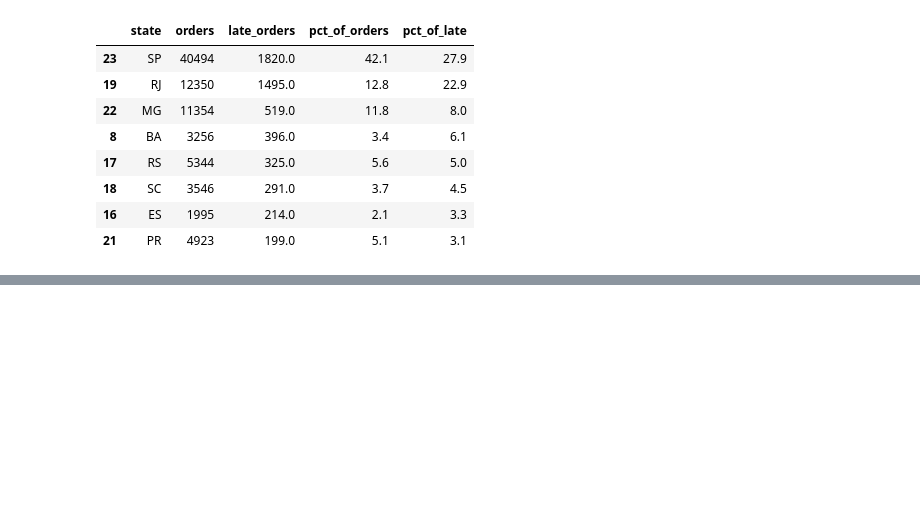
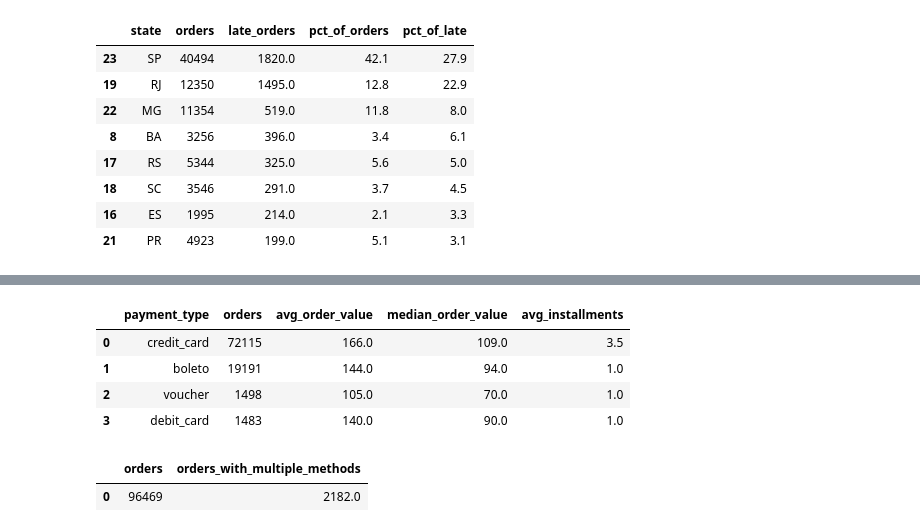
Before and after one commit to eQuaEnoo/olist-ecommerce-analysis, a Jupyter notebook: notebooks/01-explore.ipynb, the cells around one changed output, grey strips where cells are left out. Drawn from its saved outputs; the diff is of its cells as text; code cells hidden in the pictures; blank space fills up the shorter version.

```diff
--- a/notebooks/01-explore.ipynb
+++ b/notebooks/01-explore.ipynb
@@ -521,0 +665,49 @@ Northeast: % of orders 9.4 | % of late orders 17.6
+# %%
+# Ordering total value by payment method, i.e. orders paid with a single method
+aov = con.execute("""
+    WITH per_order AS (
+        SELECT
+            p.order_id,
+            COUNT(DISTINCT p.payment_type) AS n_types,
+            MIN(p.payment_type) AS payment_type,
+            SUM(p.payment_value) AS order_value,
+            MAX(p.payment_installments) AS installments
+        FROM order_payments p
+        JOIN delivered_orders d ON d.order_id = p.order_id
+        GROUP BY 1
+    )
+    SELECT
+        payment_type,
+        COUNT(*) AS orders,
+        ROUND(AVG(order_value), 0) AS avg_order_value,
+        ROUND(median(order_value), 0) AS median_order_value,
+        ROUND(AVG(installments), 1) AS avg_installments
+    FROM per_order
+    WHERE n_types = 1
+    GROUP BY 1
+    ORDER BY 2 DESC
+""").df()
+
+aov
+# %% [output]
+|  | payment_type | orders | avg_order_value | median_order_value | avg_installments |
+| 0 | credit_card | 72115 | 166.0 | 109.0 | 3.5 |
+| 1 | boleto | 19191 | 144.0 | 94.0 | 1.0 |
+| 2 | voucher | 1498 | 105.0 | 70.0 | 1.0 |
+| 3 | debit_card | 1483 | 140.0 | 90.0 | 1.0 |
+# %%
+# Determining how many orders use more than one method
+con.execute("""
+    SELECT
+        COUNT(*) AS orders,
+        SUM((n_types > 1)::INT) AS orders_with_multiple_methods
+    FROM (
+        SELECT p.order_id, COUNT(DISTINCT p.payment_type) AS n_types
+        FROM order_payments p
+        JOIN delivered_orders d ON d.order_id = p.order_id
+        GROUP BY 1
+    )
+""").df()
+# %% [output]
+|  | orders | orders_with_multiple_methods |
+| 0 | 96469 | 2182.0 |
```
Also changed, not shown: parts of 12 cells of this notebook, 4 other files.
